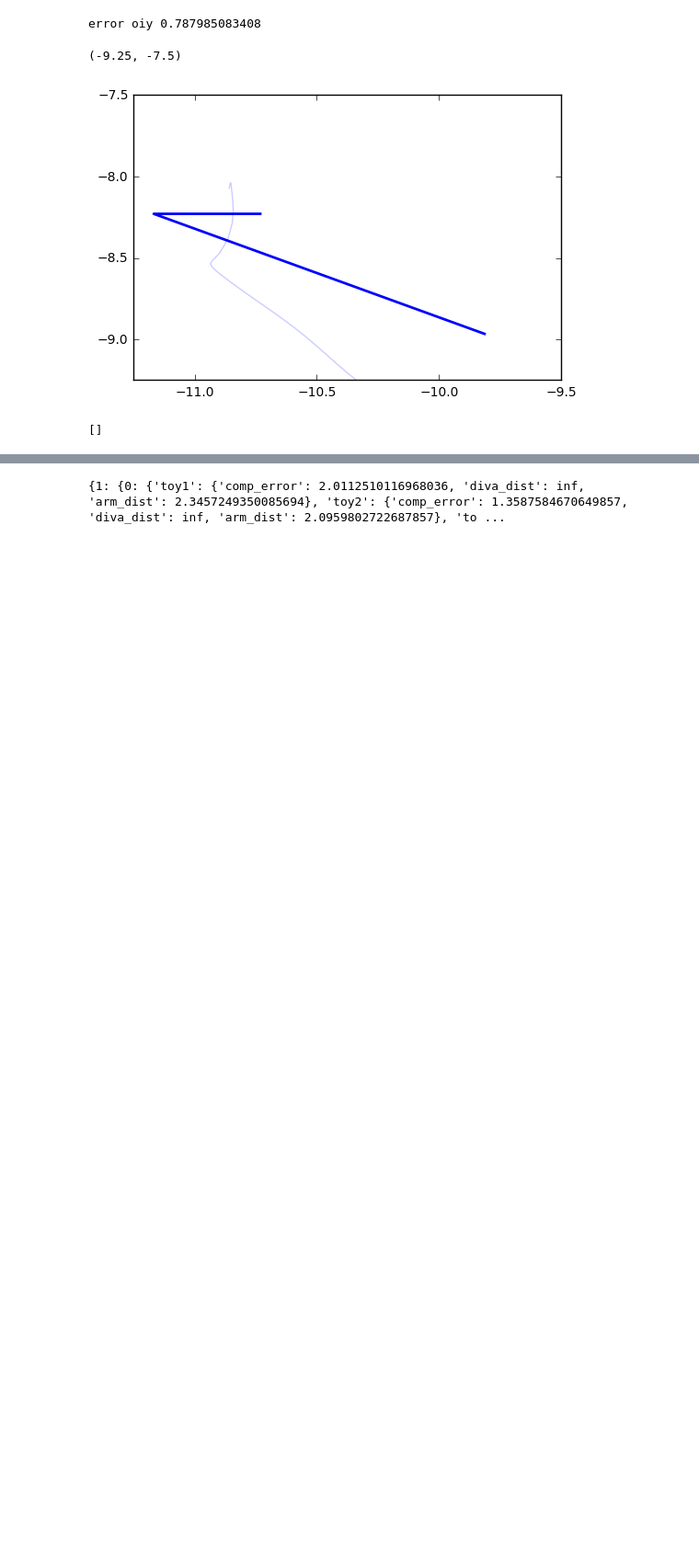
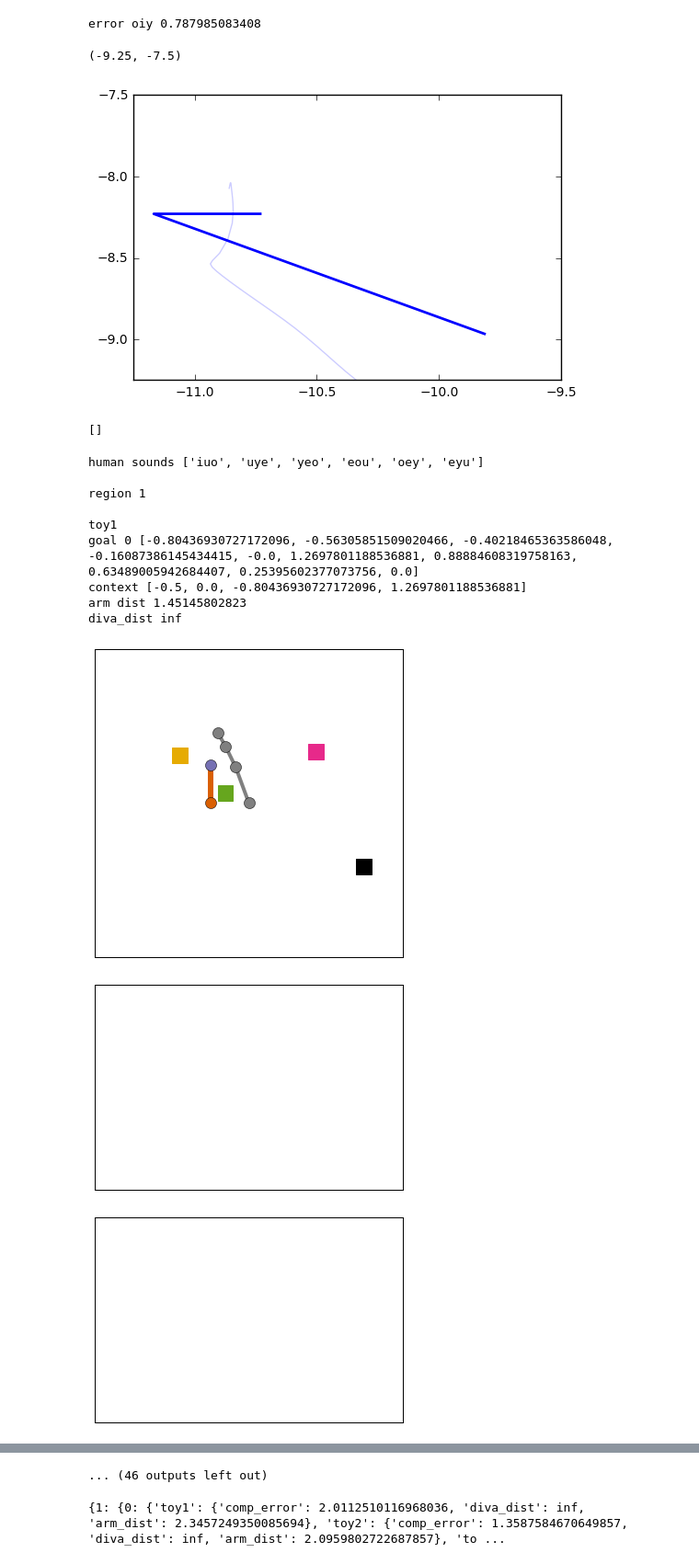
Before and after one commit to sebastien-forestier/CogSci2017, a Jupyter notebook: notebook/test_learning.ipynb, the cells around one changed output, grey strips where cells are left out. Shown at 92% size. Drawn from its saved outputs; the diff is of its cells as text; code cells hidden in the pictures; blank space fills up the shorter version.

Commit message:
context / 2.

```diff
--- a/notebook/test_learning.ipynb
+++ b/notebook/test_learning.ipynb
@@ -9,7 +9,7 @@ import numpy as np
 
 %matplotlib inline
 
-iterations = 2000
+iterations = 50000
 
 environment = CogSci2017Environment(gui=False, audio=False)
 
@@ -30,14 +30,14 @@ for i in range(iterations):
     m = agent.produce(context)
     s = environment.update(m)
     agent.perceive(s)
-    s_traj = environment.diva_traj
-    if s_traj is not None:
-        if i < 100:
-            plt.plot([-f[1] for f in s_traj], [-f[0] for f in s_traj], color="r", alpha=0.2)
-        else:
-            plt.plot([-f[1] for f in s_traj], [-f[0] for f in s_traj], color="b", alpha=0.2)
-
-plt.xlim([-11.25,-9.5])
-plt.ylim([-9.25, -7.5])
+#    s_traj = environment.diva_traj
+#    if s_traj is not None:
+#        if i < 100:
+#            plt.plot([-f[1] for f in s_traj], [-f[0] for f in s_traj], color="r", alpha=0.2)
+#        else:
+#            plt.plot([-f[1] for f in s_traj], [-f[0] for f in s_traj], color="b", alpha=0.2)
+#
+#plt.xlim([-11.25,-9.5])
+#plt.ylim([-9.25, -7.5])
 # %% [output]
 Iteration 0
@@ -101,63 +82,89 @@ print agent.modules["mod10"].sm.model.imodel.fmodel.dataset.data[1]
 []
 # %%
 # TEST EVAL
+environment = CogSci2017Environment(gui=True, audio=True)
+
 n_goals = 10
 
 eval_results = {}
 
 for region in [1, 2, 3]:
+    print
+    print "region", region
     eval_results[region] = {}
     for i in range(n_goals):
         eval_results[region][i] = {}
         environment.reset_toys()
         for toy in ["toy1", "toy2", "toy3"]:
+            print
+            print toy
             eval_results[region][i][toy] = {}
 
             if toy == "toy1":
-                goal = [environment.current_toy1[0] * (1. - t) for t in [0., 0.3, 0.5, 0.8, 1.]] + \
-                       [environment.current_toy1[1] * (1. - t) for t in [0., 0.3, 0.5, 0.8, 1.]]
+                goal = [environment.current_toy1[0] * (1. - t) / 2. for t in [0., 0.3, 0.5, 0.8, 1.]] + \
+                       [environment.current_toy1[1] * (1. - t) / 2. for t in [0., 0.3, 0.5, 0.8, 1.]]
                 arm_mid = "mod3"
                 diva_mid = "mod10"
             elif toy == "toy2":
-                goal = [environment.current_toy2[0] * (1. - t) for t in [0., 0.3, 0.5, 0.8, 1.]] + \
-                       [environment.current_toy2[1] * (1. - t) for t in [0., 0.3, 0.5, 0.8, 1.]]
+                goal = [environment.current_toy2[0] * (1. - t) / 2. for t in [0., 0.3, 0.5, 0.8, 1.]] + \
+                       [environment.current_toy2[1] * (1. - t) / 2. for t in [0., 0.3, 0.5, 0.8, 1.]]
                 arm_mid = "mod4"
                 diva_mid = "mod11"
             elif toy == "toy3":
-                goal = [environment.current_toy3[0] * (1. - t) for t in [0., 0.3, 0.5, 0.8, 1.]] + \
-                       [environment.current_toy3[1] * (1. - t) for t in [0., 0.3, 0.5, 0.8, 1.]]
+                goal = [environment.current_toy3[0] * (1. - t) / 2. for t in [0., 0.3, 0.5, 0.8, 1.]] + \
+                       [environment.current_toy3[1] * (1. - t) / 2. for t in [0., 0.3, 0.5, 0.8, 1.]]
                 arm_mid = "mod5"
                 diva_mid = "mod12"
 
+            print "goal", i, goal
             context = list(agent.modules[arm_mid].get_c(environment.get_current_context()))
+            print "context", context
             dists, _ = agent.modules[arm_mid].sm.model.imodel.fmodel.dataset.nn_y(context+goal)
             arm_dist = dists[0]
 
             if len(agent.modules[diva_mid].sm.model.imodel.fmodel.dataset) > 0:
                 context = list(agent.modules[diva_mid].get_c(environment.get_current_context()))
                 dists, _ = agent.modules[diva_mid].sm.model.imodel.fmodel.dataset.nn_y(context+goal)
                 diva_dist = dists[0]
             else:
                 diva_dist = np.inf
 
+            print "arm dist", arm_dist
+            print "diva_dist", diva_dist
+
             if arm_dist < diva_dist:
                 m = agent.modules[arm_mid].inverse(np.array(context + goal), explore=False)
                 m = list(m) + [0.]*28
             else:
                 m = agent.modules[diva_mid].inverse(np.array(context + goal), explore=False)
                 m = [0.]*21 + list(m)
 
             s = environment.update(m)
+            print "s", s
 
             if toy == "toy1":
                 reached = s[30:40]
             elif toy == "toy2":
                 reached = s[40:50]
             elif toy == "toy3":
                 reached = s[50:60]
 
             comp_error = np.linalg.norm(np.array(reached) - np.array(goal))
+            print "reached", reached, "error", comp_error
 
             eval_results[region][i][toy]["comp_error"] = comp_error
             eval_results[region][i][toy]["arm_dist"] = arm_dist
             eval_results[region][i][toy]["diva_dist"] = diva_dist
+# %% [output]
+human sounds ['iuo', 'uye', 'yeo', 'eou', 'oey', 'eyu']
+
+region 1
+
+toy1
+goal 0 [-0.80436930727172096, -0.56305851509020466, -0.40218465363586048, -0.16087386145434415, -0.0, 1.2697801188536881, 0.88884608319758163, 0.63489005942684407, 0.25395602377073756, 0.0]
+context [-0.5, 0.0, -0.80436930727172096, 1.2697801188536881]
+arm dist 1.45145802823
+diva_dist inf
+[figure, added]
+[figure, added]
+[figure, added]
@@ -164,3 +195,4 @@ for region in [1, 2, 3]:
+... (46 outputs left out)
 # %%
 print eval_results
 # %% [output]
```
Also changed, not shown: parts of 3 cells of this notebook, 3 other files.
